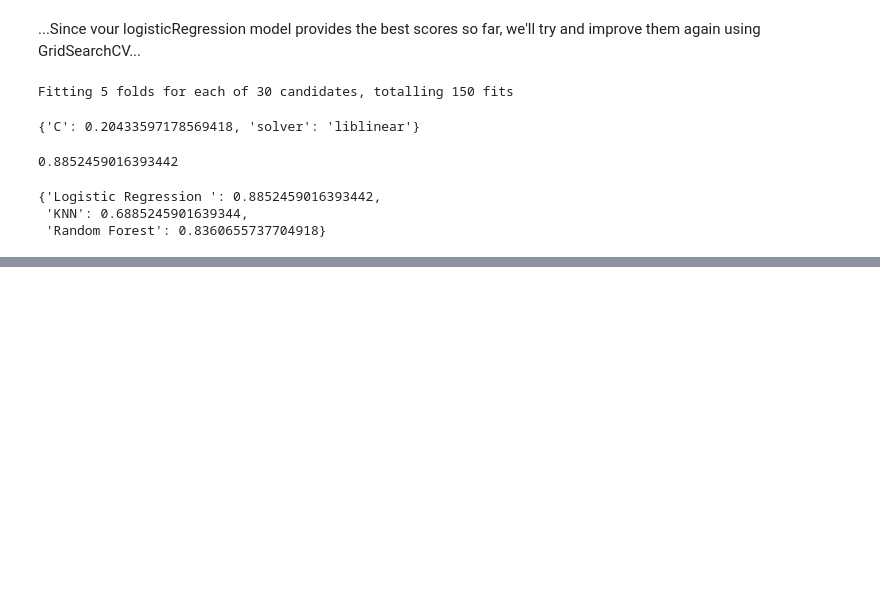
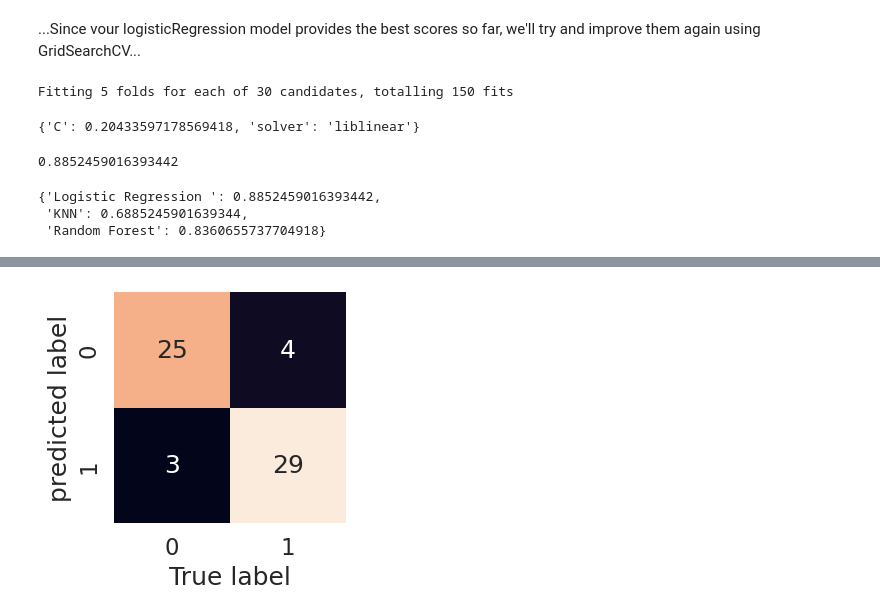
Before and after one commit to kovikov/CAPSTONEPROJECT, a Jupyter notebook: end_to_end_heart_disease_classification.ipynb, the cells around one changed output, grey strips where cells are left out. Drawn from its saved outputs; the diff is of its cells as text; code cells hidden in the pictures; blank space fills up the shorter version.

```diff
--- a/end_to_end_heart_disease_classification.ipynb
+++ b/end_to_end_heart_disease_classification.ipynb
@@ -726,0 +745,3 @@ model_scores
+# %%
+#make prediction with tuned model
+y_preds = gs_log_reg.predict(x_test)
@@ -726,0 +791,22 @@ model_scores
+# %%
+import seaborn as sns
+import matplotlib.pyplot as plt
+from sklearn.metrics import confusion_matrix
+
+sns.set(font_scale=1.5)
+
+def plot_conf_mat(y_test, y_preds):
+    """
+    Plots a nice looking confusion matrix using seaborn's heatmap()
+    """
+    fig, ax = plt.subplots(figsize=(3, 3))
+    ax = sns.heatmap(confusion_matrix(y_test, y_preds), annot=True, cbar=False)
+    plt.xlabel("True label")
+    plt.ylabel("predicted label")
+    plt.show()  # Add this line to display the plot
+
+
+# Call the function to create and display the plot
+plot_conf_mat(y_test, y_preds)
+# %% [output]
+[figure, added]
```
Also changed, not shown: parts of 26 cells of this notebook.
